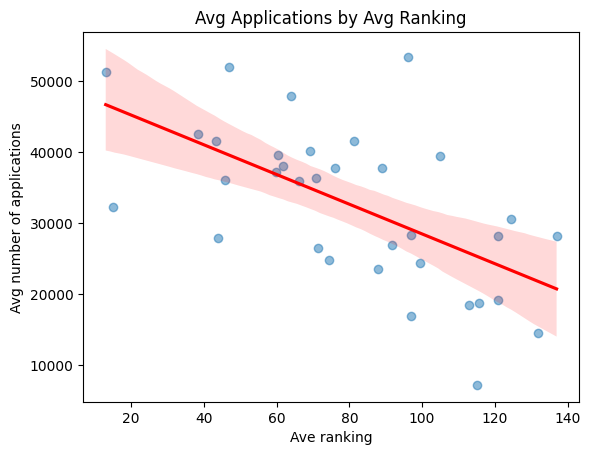
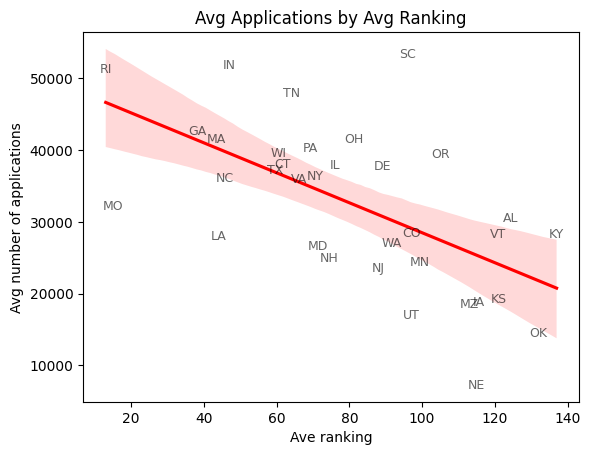
Code edit (unified diff) that turned the first committed figure into the second:
--- before
+++ after
@@ -11,6 +11,18 @@
     scatter=True,        # Show the dots
     line_kws={"color": "red"},  # Color of regression line
-    scatter_kws={"alpha": 0.5}, # Optional: make dots semi-transparent
+    scatter_kws={"alpha": 0}, # Optional: make dots semi-transparent
 )
+
+for _, row in ranks.iterrows():
+    plt.text(
+        row['Rank'], 
+        row['Application'], 
+        row['State'], 
+        fontsize=9, 
+        ha='center', 
+        va='center', 
+        alpha=0.6
+    )
+
 # Add a title and axis labels
 plt.title("Avg Applications by Avg Ranking")

Commit: Added a scattor plot graph with analysis attached. Added abbreviations labels to other scattor plots. Added permission status. Added my contributions.